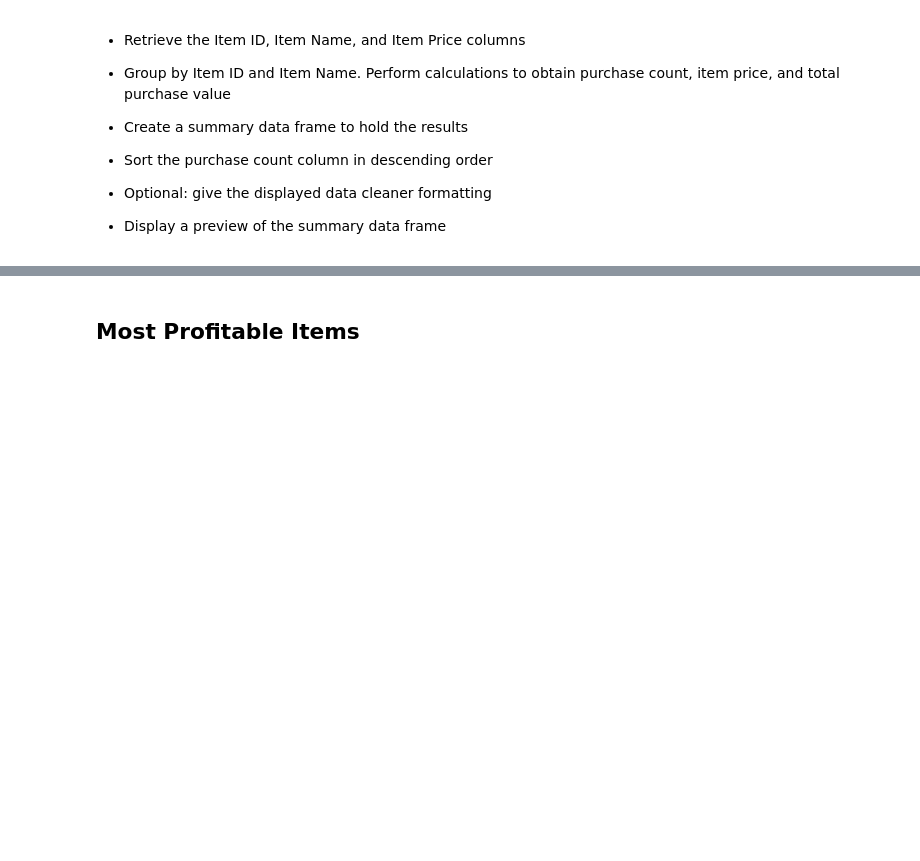
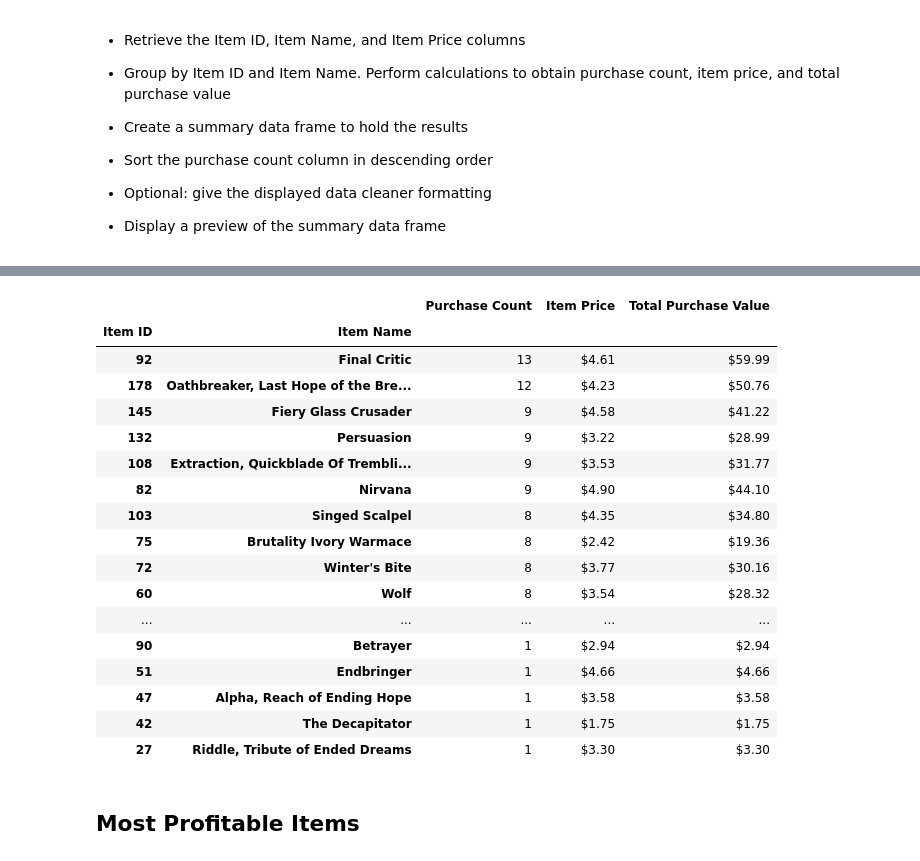
Before and after one commit to Zachariassis/pandas-challenge, a Jupyter notebook: HeroesOfPymoli/HeroesOfPymoli_starter.ipynb, the cells around one changed output, grey strips where cells are left out. Cells and saved outputs as stored; diff of their text form; code cells hidden in the pictures; blank space fills up the shorter version.

```diff
--- a/HeroesOfPymoli/HeroesOfPymoli_starter.ipynb
+++ b/HeroesOfPymoli/HeroesOfPymoli_starter.ipynb
@@ -180,0 +77,20 @@ gender_dem
+# %%
+#Purchasing Analysis by Gender
+
+#Caluclate Count and Total cost of purchases
+for i in range(len(unique_player["SN"])):
+    total=0
+    pcount=0
+    for x in range(len(purchase_data["SN"])):
+        if unique_player.SN[i]==purchase_data.SN[x]:
+            total=total+purchase_data.Price[x]
+            pcount=pcount+1
+    if i == 0:
+        count_df=pd.DataFrame({"Purchase Count": [pcount],
+                               "Purchase Total": [total]})
+    else:
+        temp_df=pd.DataFrame({"Purchase Count": [pcount],
+                              "Purchase Total": [total]},
+                              index = [i])
+        count_df=count_df.append(temp_df)
+unique_player=unique_player.join(count_df)
@@ -209,3 +229,54 @@ gender_dem
+# %%
+#Most popular Items
+
+item=pd.DataFrame({"Item Name": purchase_data["Item Name"],
+                          "Item ID": purchase_data["Item ID"]})
+item=item.drop_duplicates().reset_index(drop=True)
+
+
+q=0
+for i in range(len(item["Item Name"])):
+    itotal=0
+    icount=0
+    for x in range(len(purchase_data["Item Name"])):
+
+        if item["Item Name"][i]==purchase_data["Item Name"][x]:
+            itotal=itotal+purchase_data["Price"][x]
+            icount=icount+1
+    z=pd.DataFrame({"Purchase Count": [icount],
+                    "Item Price": [itotal/icount],
+                    "Total Purchase Value": [itotal]},
+                    index=[i])
+    if q==0:
+        q=1
+        item_prices=z
+    else:
+        item_prices=item_prices.append(z)
+unique_item=item.join(item_prices)
+unique_item=unique_item.set_index(["Item ID","Item Name"])
+unique_item=unique_item.sort_values(["Purchase Count","Item ID"], ascending=False)
+unique_item_display=unique_item.style.format({"Item Price":"${:,.2f}",
+                                              "Total Purchase Value": "${:,.2f}"})
+unique_item_display
+# %% [output]
+|  |  | Purchase Count | Item Price | Total Purchase Value |
+| Item ID | Item Name |  |  |  |
+| 92 | Final Critic | 13 | $4.61 | $59.99 |
+| 178 | Oathbreaker, Last Hope of the Bre... | 12 | $4.23 | $50.76 |
+| 145 | Fiery Glass Crusader | 9 | $4.58 | $41.22 |
+| 132 | Persuasion | 9 | $3.22 | $28.99 |
+| 108 | Extraction, Quickblade Of Trembli... | 9 | $3.53 | $31.77 |
+| 82 | Nirvana | 9 | $4.90 | $44.10 |
+| 103 | Singed Scalpel | 8 | $4.35 | $34.80 |
+| 75 | Brutality Ivory Warmace | 8 | $2.42 | $19.36 |
+| 72 | Winter's Bite | 8 | $3.77 | $30.16 |
+| 60 | Wolf | 8 | $3.54 | $28.32 |
+| ... | ... | ... | ... | ... |
+| 90 | Betrayer | 1 | $2.94 | $2.94 |
+| 51 | Endbringer | 1 | $4.66 | $4.66 |
+| 47 | Alpha, Reach of Ending Hope | 1 | $3.58 | $3.58 |
+| 42 | The Decapitator | 1 | $1.75 | $1.75 |
+| 27 | Riddle, Tribute of Ended Dreams | 1 | $3.30 | $3.30 |
 # %% [markdown]
 ## Most Profitable Items
 # %% [markdown]
```
Also changed, not shown: parts of 20 cells of this notebook.
